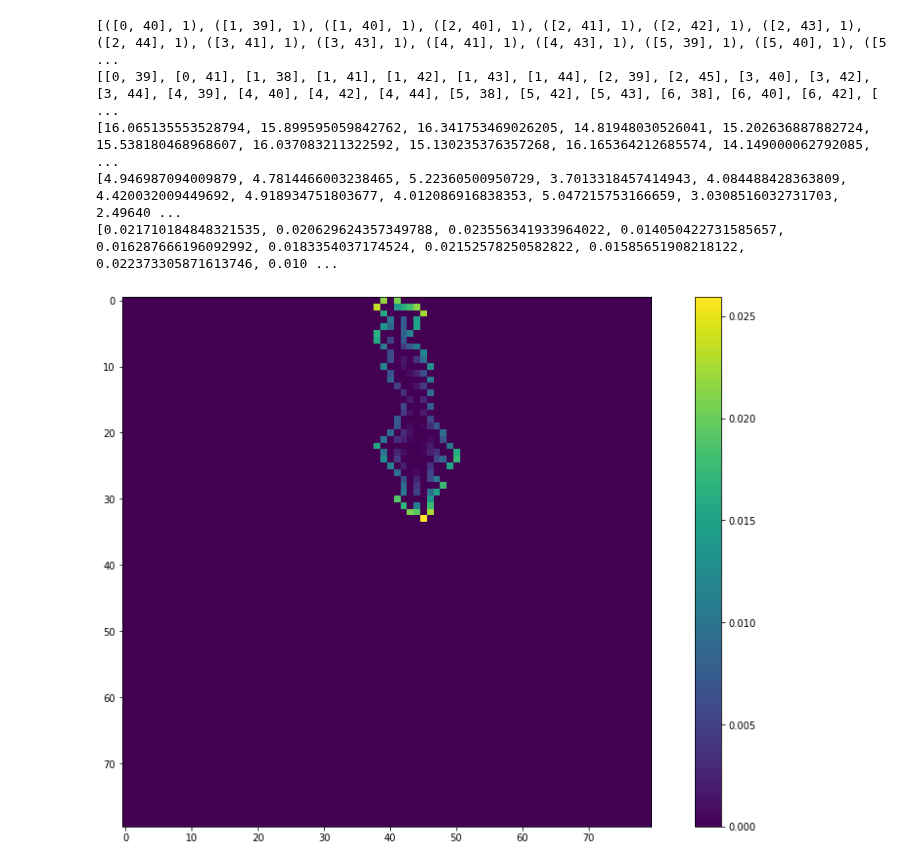
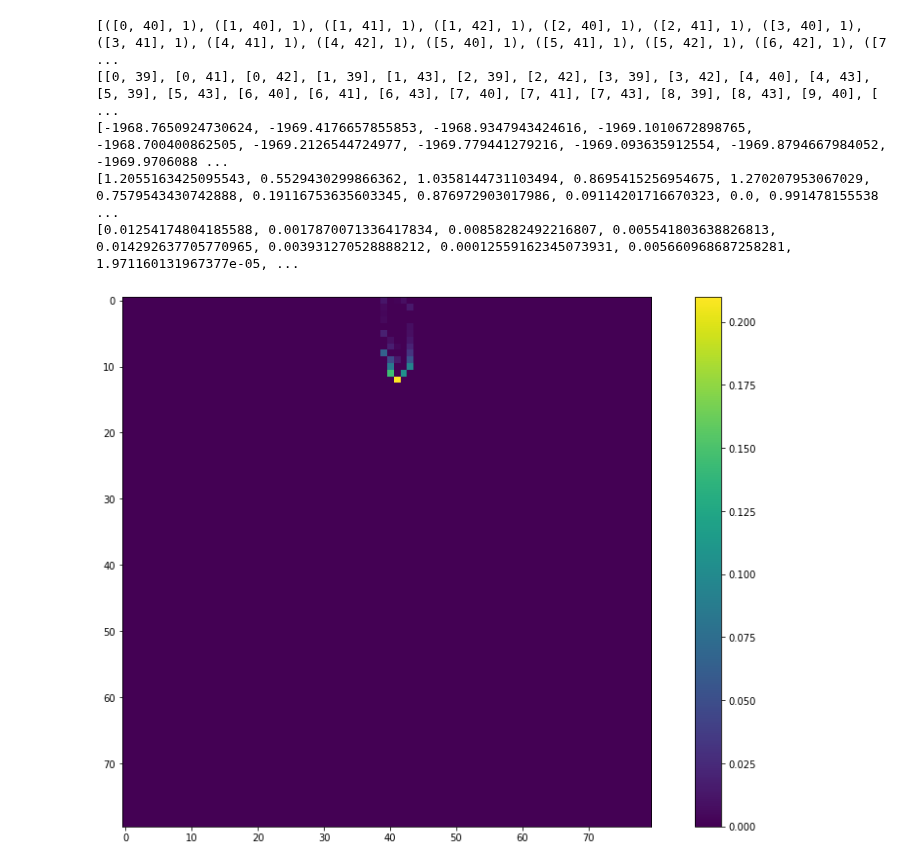
Before and after one commit to g-nilsson/spatial_discretizations_impact_on_simulations, a Jupyter notebook: fast_laplacian_2D.ipynb, the cells around one changed output. Cells and saved outputs as stored; diff of their text form; code cells hidden in the pictures.

```diff
--- a/fast_laplacian_2D.ipynb
+++ b/fast_laplacian_2D.ipynb
@@ -290,8 +290,12 @@ class lightningSimulation:
 # %%
 sim_instance = lightningSimulation(width=80, height=80, n=1.5, threshold=0.001)
 
-for _ in tqdm(range(100)):
+k = 0
+for _ in tqdm(range(1)):
     sim_instance.update()
+# %%
+k += 1
+sim_instance.update()
 # %%
 sim_instance.display_state(lightning=True)
 # %% [output]
@@ -325,7 +329,7 @@ for row_i in tqdm(range(sim_instance.height)):
         # I technically also consider this, but I let
         # my my "ground" be a line of opposite charge particles.
         elif sim_instance.grid[row_i, x_i] == 1:
-            lightning_struct.append(([row_i, x_i], -1))
+            lightning_struct.append(([row_i, x_i], -25))
 
 
 print(lightning_struct)
@@ -345,46 +349,46 @@ for candidate in candidates:
 print(potentials)
 
 # Normalize the potentials and use nu
-nu = 1.5
+nu = 2.5
 min_pot = min(potentials)
 pot_range = max(potentials) - min(potentials)
 
 probabilities = []
 # Normalize
 for i in range(len(potentials)):
 #    probabilities.append( ( potentials[i] - min_pot ) / (pot_range) )
     probabilities.append(potentials[i] - min_pot)
 
 print(probabilities)
 
 # Make probability distribution, raising to the power of nu
 raised_sum = np.sum(np.array(probabilities)**nu)
 for i in range(len(probabilities)):
     probabilities[i] = probabilities[i]**nu / raised_sum
 
 print(probabilities)
 
 
 # Plotting
 probabilities_arr = np.zeros((sim_instance.height, sim_instance.width))
 
 for i, pos in enumerate(candidates):
     probabilities_arr[pos[0], pos[1]] = probabilities[i]
 
 
 cmap = matplotlib.cm.viridis
 
 plt.figure(figsize=(16, 10))
 plt.imshow(probabilities_arr, cmap=cmap)
 plt.colorbar()
 plt.show()
 # %% [output]
-[([0, 40], 1), ([1, 39], 1), ([1, 40], 1), ([2, 40], 1), ([2, 41], 1), ([2, 42], 1), ([2, 43], 1), ([2, 44], 1), ([3, 41], 1), ([3, 43], 1), ([4, 41], 1), ([4, 43], 1), ([5, 39], 1), ([5, 40], 1), ([5 ...
-[[0, 39], [0, 41], [1, 38], [1, 41], [1, 42], [1, 43], [1, 44], [2, 39], [2, 45], [3, 40], [3, 42], [3, 44], [4, 39], [4, 40], [4, 42], [4, 44], [5, 38], [5, 42], [5, 43], [6, 38], [6, 40], [6, 42], [ ...
-[16.065135553528794, 15.899595059842762, 16.341753469026205, 14.81948030526041, 15.202636887882724, 15.538180468968607, 16.037083211322592, 15.130235376357268, 16.165364212685574, 14.149000062792085,  ...
-[4.946987094009879, 4.7814466003238465, 5.22360500950729, 3.7013318457414943, 4.084488428363809, 4.420032009449692, 4.918934751803677, 4.012086916838353, 5.047215753166659, 3.0308516032731703, 2.49640 ...
-[0.021710184848321535, 0.020629624357349788, 0.023556341933964022, 0.014050422731585657, 0.016287666196092992, 0.0183354037174524, 0.02152578250582822, 0.01585651908218122, 0.022373305871613746, 0.010 ...
+[([0, 40], 1), ([1, 40], 1), ([1, 41], 1), ([1, 42], 1), ([2, 40], 1), ([2, 41], 1), ([3, 40], 1), ([3, 41], 1), ([4, 41], 1), ([4, 42], 1), ([5, 40], 1), ([5, 41], 1), ([5, 42], 1), ([6, 42], 1), ([7 ...
+[[0, 39], [0, 41], [0, 42], [1, 39], [1, 43], [2, 39], [2, 42], [3, 39], [3, 42], [4, 40], [4, 43], [5, 39], [5, 43], [6, 40], [6, 41], [6, 43], [7, 40], [7, 41], [7, 43], [8, 39], [8, 43], [9, 40], [ ...
+[-1968.7650924730624, -1969.4176657855853, -1968.9347943424616, -1969.1010672898765, -1968.700400862505, -1969.2126544724977, -1969.779441279216, -1969.093635912554, -1969.8794667984052, -1969.9706088 ...
+[1.2055163425095543, 0.5529430299866362, 1.0358144731103494, 0.8695415256954675, 1.270207953067029, 0.7579543430742888, 0.19116753635603345, 0.876972903017986, 0.09114201716670323, 0.0, 0.991478155538 ...
+[0.01254174804185588, 0.0017870071336417834, 0.00858282492216807, 0.005541803638826813, 0.014292637705770965, 0.003931270528888212, 0.00012559162345073931, 0.005660968687258281, 1.971160131967377e-05, ...
-[figure, old version]
+[figure, new version]
 # %%
 sim_instance.iterative_diffusion()
 diffusion_potentials = []
```
Also changed, not shown: parts of 3 cells of this notebook, 2 other files.
